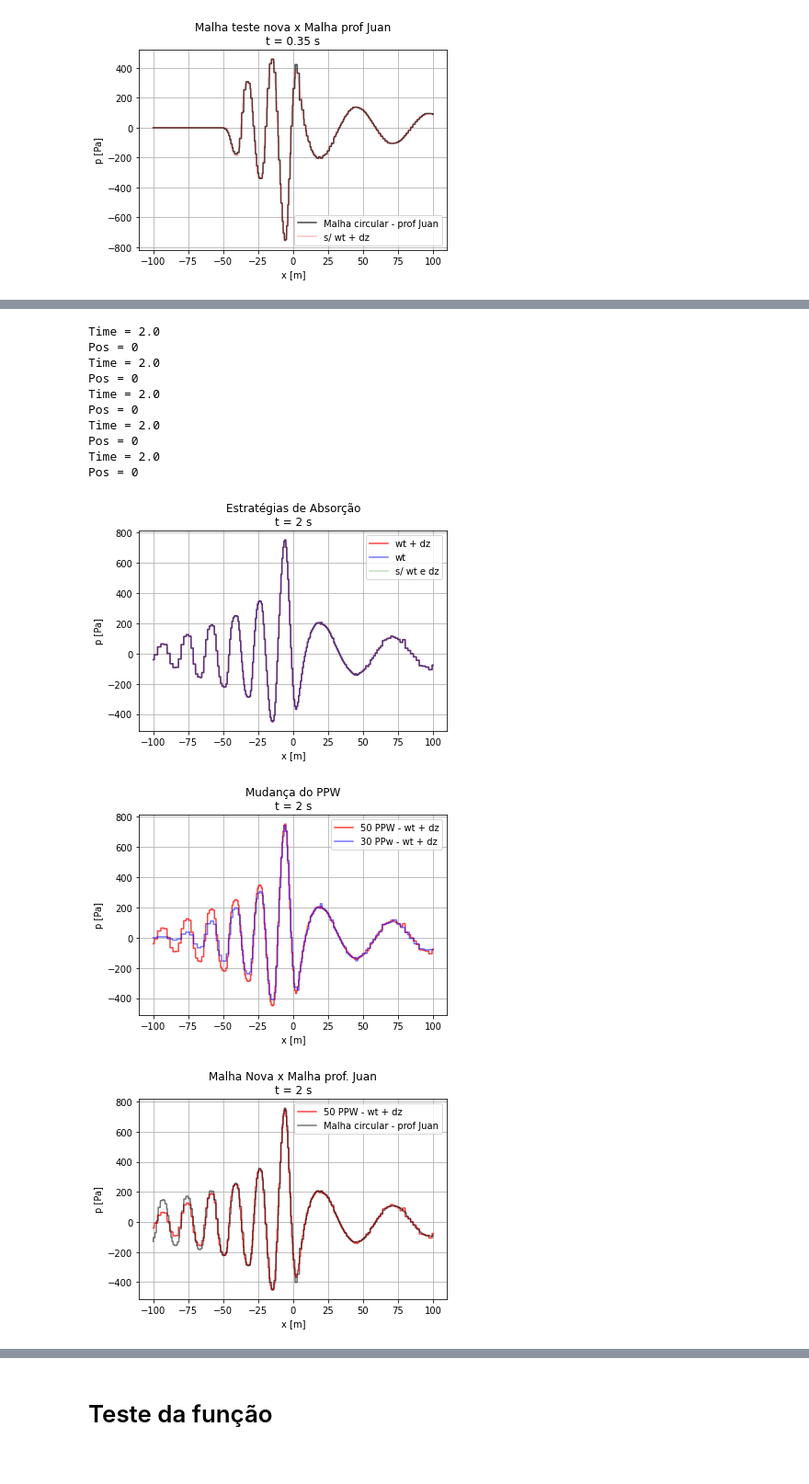
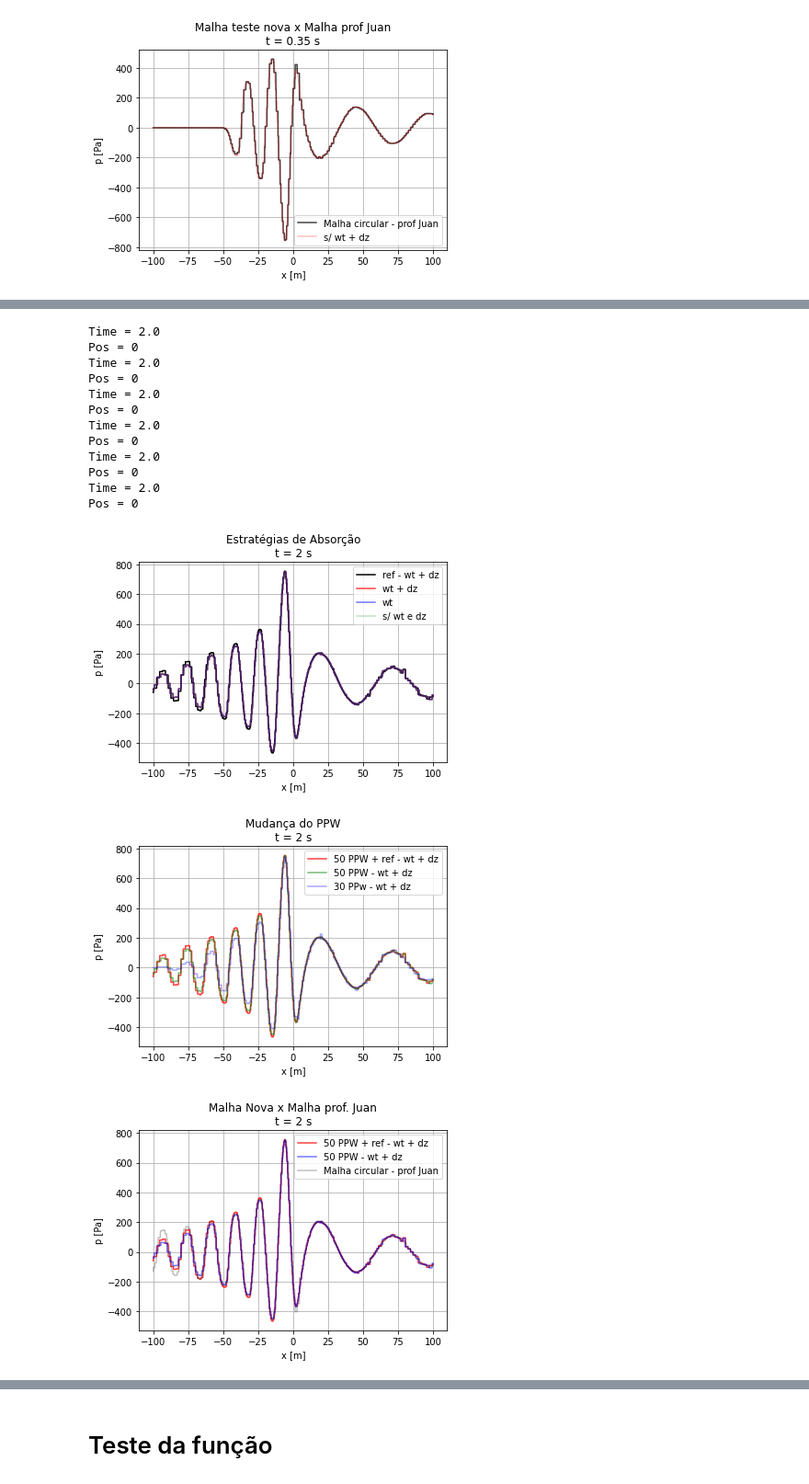
Before and after one commit to Widmark-Kaue/post-process-monopole, a Jupyter notebook: monopoleFlow.ipynb, the cells around one changed output, grey strips where cells are left out. Shown at 92% size. Saved outputs shown, nothing was run; the diff lists cells and outputs as text; code cells hidden in the pictures.

Commit message:
teste 5 análise

```diff
--- a/monopoleFlow.ipynb
+++ b/monopoleFlow.ipynb
@@ -369,6 +369,7 @@ pSimT1,_,_ = wv.importData('teste1', test = 'newMesh',time = 2, case = 'monopole
 pSimT2,_,_ = wv.importData('teste2', test = 'newMesh',time = 2, case = 'monopoleFlow')
 pSimT3,_,_ = wv.importData('teste3', test = 'newMesh',time = 2, case = 'monopoleFlow')
 pSimT4,_,_ = wv.importData('teste4', test = 'newMesh',time = 2, case = 'monopoleFlow')
+pSimT5,_,_ = wv.importData('teste5', test = 'newMesh',time = 2, case = 'monopoleFlow')
 xNM        = np.linspace(-100,100, len(pSimT1))
 
 # Import Data DampingTest - t = 2s
@@ -380,7 +381,8 @@ xDT         = np.linspace(-100,100,len(pSimT18))
 xa, pAna    = np.loadtxt(PATH_DATA.joinpath('analiticSolution2s.dat'), unpack=True)
 
 
-# Comparação Teste 1, 2 e 3
+# Comparação Teste 1, 2, 3, 5
+plt.plot(xNM, pSimT5, 'k', label = 'ref - wt + dz', alpha = 1)
 plt.plot(xNM, pSimT3, 'r', label = 'wt + dz', alpha = 0.75)
 plt.plot(xNM, pSimT2, 'b', label = 'wt', alpha = 0.55)
 plt.plot(xNM, pSimT1, 'g', label = 's/ wt e dz', alpha = 0.25)
@@ -392,9 +394,10 @@ plt.grid()
 plt.legend()
 plt.show()
 
-# Comparação Teste 3 e 4
-plt.plot(xNM, pSimT3, 'r', label = '50 PPW - wt + dz', alpha = 0.75)
-plt.plot(xNM, pSimT4, 'b', label = '30 PPw - wt + dz', alpha = 0.55)
+# Comparação Teste 3, 5 e 4
+plt.plot(xNM, pSimT5, 'r', label = '50 PPW + ref - wt + dz', alpha = 0.75)
+plt.plot(xNM, pSimT3, 'g', label = '50 PPW - wt + dz', alpha = 0.55)
+plt.plot(xNM, pSimT4, 'b', label = '30 PPw - wt + dz', alpha = 0.35)
 
 plt.xlabel('x [m]')
 plt.ylabel('p [Pa]')
@@ -403,40 +406,44 @@ plt.grid()
 plt.legend()
 plt.show()
 
-# Comparação Teste 3 e 18
-plt.plot(xNM, pSimT3, 'r', label = '50 PPW - wt + dz', alpha = 0.75)
-plt.plot(xDT,pSimT18, 'k', label = 'Malha circular - prof Juan', alpha = 0.55)
+# Comparação Teste 3, 5 e 18
+plt.plot(xNM, pSimT5, 'r', label = '50 PPW + ref - wt + dz', alpha = 0.75)
+plt.plot(xNM, pSimT3, 'b', label = '50 PPW - wt + dz', alpha = 0.55)
+plt.plot(xDT,pSimT18, 'k', label = 'Malha circular - prof Juan', alpha = 0.25)
 
 
 plt.xlabel('x [m]')
 plt.ylabel('p [Pa]')
 plt.title('Malha Nova x Malha prof. Juan\nt = 2 s')
 plt.grid()
 plt.legend()
 plt.show()
 
 # Comparação com a solução analítica
-plt.plot(xNM,pSimT3, 'r', label = '50 PPw', alpha = 0.75)
-plt.plot(xNM,pSimT4, 'b', label = '30 PPW', alpha = 0.55)
+plt.plot(xNM,pSimT5, 'r', label = '50 PPW + ref', alpha = 0.75)
+plt.plot(xNM,pSimT3, 'b', label = '50 PPW', alpha = 0.55)
+plt.plot(xNM,pSimT4, 'g', label = '30 PPW', alpha = 0.25)
 plt.plot(xa, pAna,   'k', label = 'Analític', alpha = 1)
 
 plt.xlabel('x [m]')
 plt.ylabel('p [Pa]')
 plt.title('Comparação com a solução analítica\nt = 2 s')
 plt.grid()
 plt.legend()
 plt.show()
 # %% [output]
 Time = 2.0
 Pos = 0
 Time = 2.0
 Pos = 0
 Time = 2.0
 Pos = 0
 Time = 2.0
 Pos = 0
 Time = 2.0
 Pos = 0
+Time = 2.0
+Pos = 0
-[figure, old version]
+[figure, new version]
-[figure, old version]
+[figure, new version]
-[figure, old version]
+[figure, new version]
```
Also changed, not shown: parts of 2 cells of this notebook.
